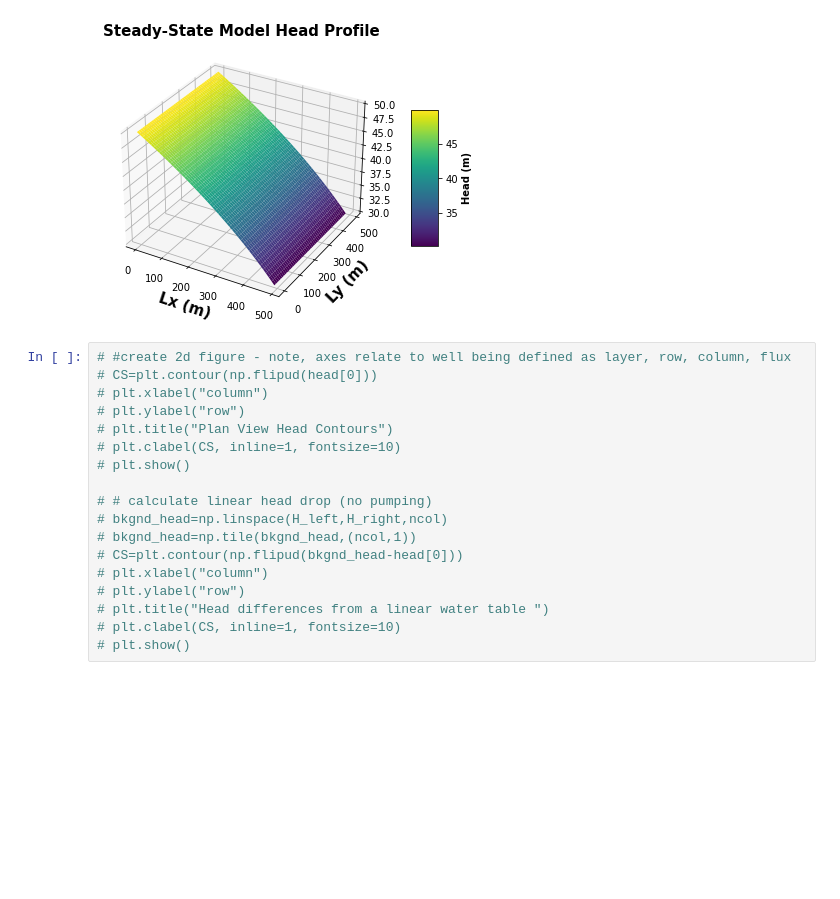
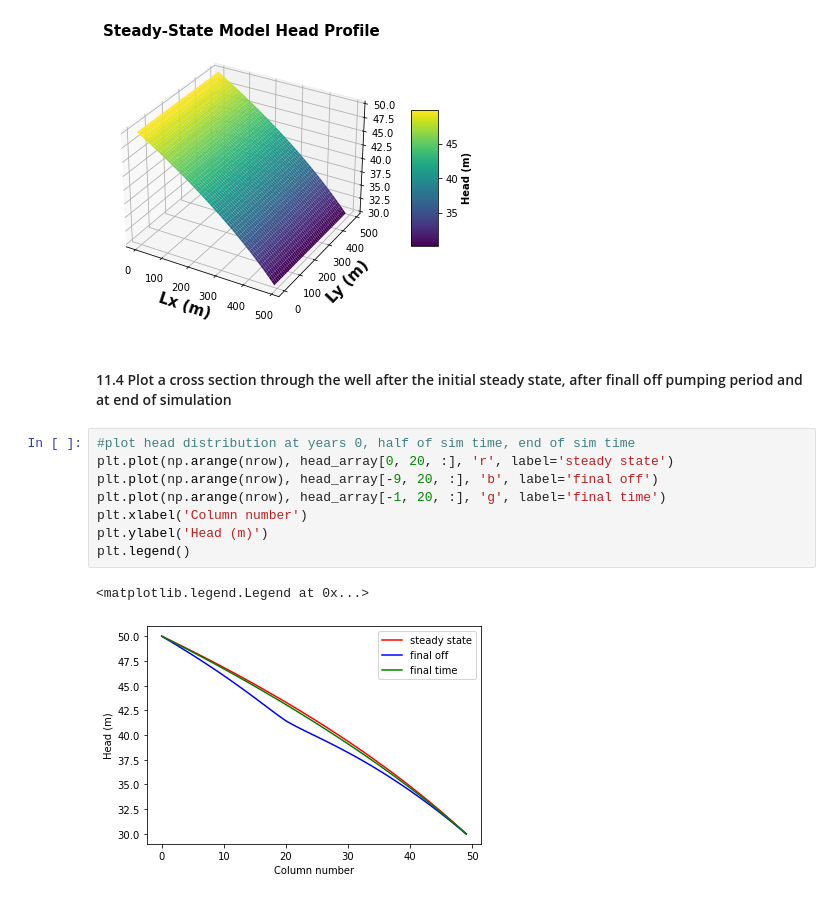
Before and after one commit to GW-modelling-Spring2022/homework-Whrligig, a Jupyter notebook: Working/HW8/starter code/HW8_model_Boyd.ipynb, the cells around one changed output. Saved outputs shown, nothing was run; the diff lists cells and outputs as text; blank space fills up the shorter version.

```diff
--- a/Working/HW8/starter code/HW8_model_Boyd.ipynb
+++ b/Working/HW8/starter code/HW8_model_Boyd.ipynb
@@ -459,22 +483,17 @@ ax.set_title('Steady-State Model Head Profile', fontsize=15, fontweight='bold')
 # %% [output]
 Text(0.5, 0.92, 'Steady-State Model Head Profile')
 [figure]
-# %%
-# #create 2d figure - note, axes relate to well being defined as layer, row, column, flux
-# CS=plt.contour(np.flipud(head[0]))
-# plt.xlabel("column")
-# plt.ylabel("row")
-# plt.title("Plan View Head Contours")
-# plt.clabel(CS, inline=1, fontsize=10)
-# plt.show()
-
-# # calculate linear head drop (no pumping)
-# bkgnd_head=np.linspace(H_left,H_right,ncol)
-# bkgnd_head=np.tile(bkgnd_head,(ncol,1))
-# CS=plt.contour(np.flipud(bkgnd_head-head[0]))
-# plt.xlabel("column")
-# plt.ylabel("row")
-# plt.title("Head differences from a linear water table ")
-# plt.clabel(CS, inline=1, fontsize=10)
-# plt.show()
+# %% [markdown]
+#### 11.4 Plot a cross section through the well after the initial steady state, after finall off pumping period and at end of simulation
+# %%
+#plot head distribution at years 0, half of sim time, end of sim time
+plt.plot(np.arange(nrow), head_array[0, 20, :], 'r', label='steady state')
+plt.plot(np.arange(nrow), head_array[-9, 20, :], 'b', label='final off')
+plt.plot(np.arange(nrow), head_array[-1, 20, :], 'g', label='final time')
+plt.xlabel('Column number')
+plt.ylabel('Head (m)')
+plt.legend()
+# %% [output]
+<matplotlib.legend.Legend at 0x...>
+[figure, added]
 # %% [markdown]
```
Also changed, not shown: parts of 4 cells of this notebook, 10 other files.
